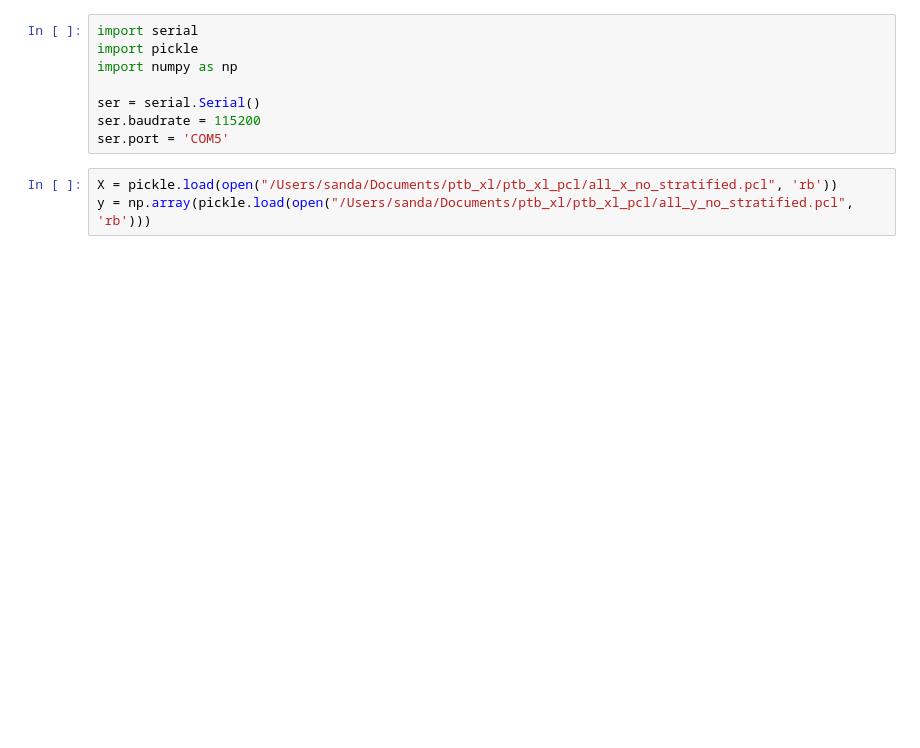
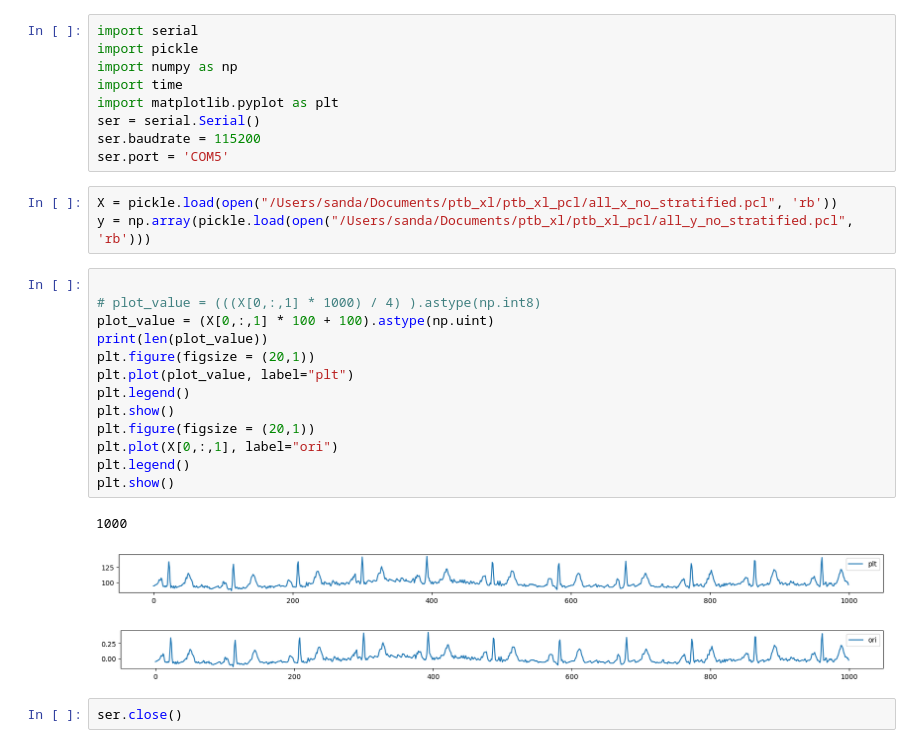
Before and after one commit to Orion1071/ecg_project_2, a Jupyter notebook: ptb_models_test/serial_transfer.ipynb, the cells around one changed output. Saved outputs shown, nothing was run; the diff lists cells and outputs as text; blank space fills up the shorter version.

```diff
--- a/ptb_models_test/serial_transfer.ipynb
+++ b/ptb_models_test/serial_transfer.ipynb
@@ -2,11 +2,31 @@
 import serial
 import pickle
 import numpy as np
-
+import time
+import matplotlib.pyplot as plt
 ser = serial.Serial()
 ser.baudrate = 115200
 ser.port = 'COM5'
 # %%
 X = pickle.load(open("/Users/sanda/Documents/ptb_xl/ptb_xl_pcl/all_x_no_stratified.pcl", 'rb'))
 y = np.array(pickle.load(open("/Users/sanda/Documents/ptb_xl/ptb_xl_pcl/all_y_no_stratified.pcl", 'rb')))
+# %%
+
+# plot_value = (((X[0,:,1] * 1000) / 4) ).astype(np.int8)
+plot_value = (X[0,:,1] * 100 + 100).astype(np.uint)
+print(len(plot_value))
+plt.figure(figsize = (20,1))
+plt.plot(plot_value, label="plt")
+plt.legend()
+plt.show()
+plt.figure(figsize = (20,1))
+plt.plot(X[0,:,1], label="ori")
+plt.legend()
+plt.show()
+# %% [output]
+1000
+[figure, added]
+[figure, added]
+# %%
+ser.close()
 # %%
```
Also changed, not shown: parts of 2 cells of this notebook, 3 other files.
